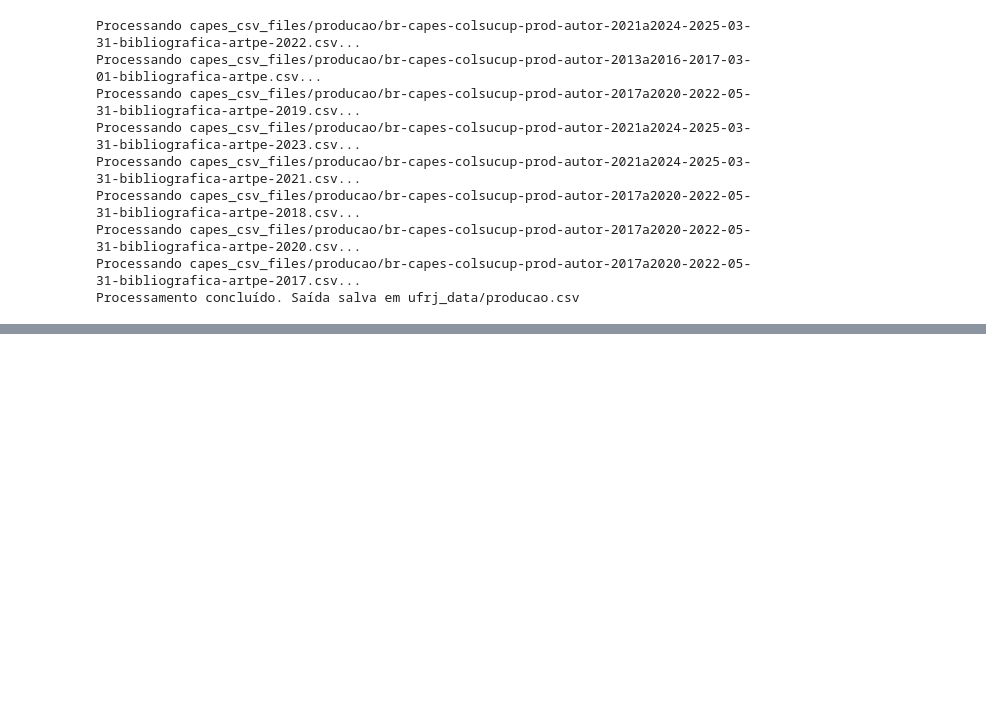
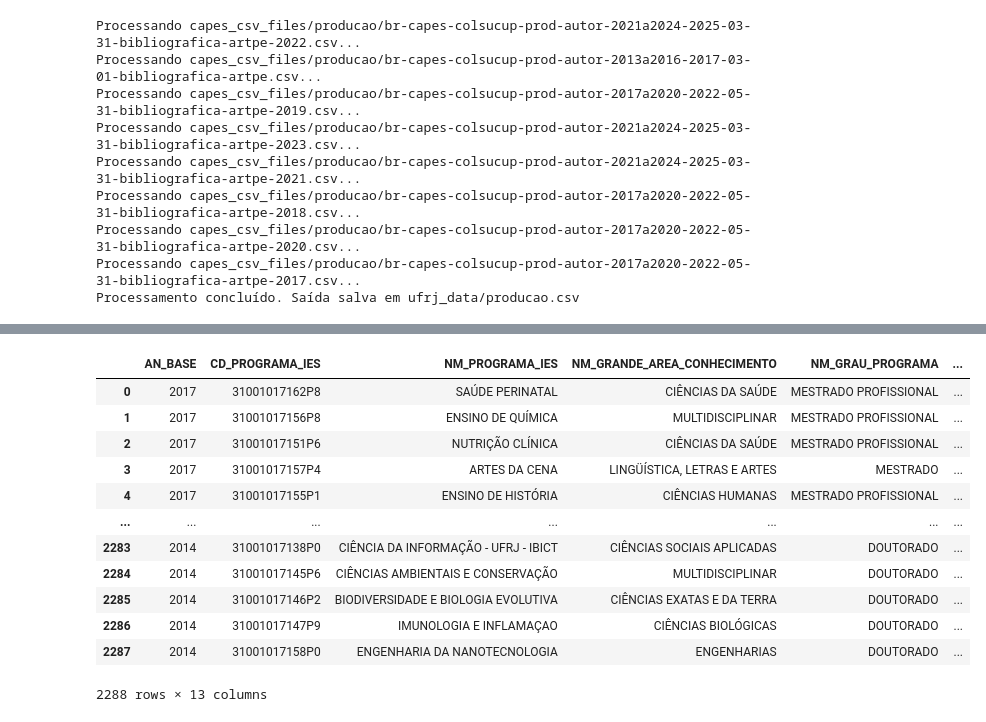
Before and after one commit to GID-UFRJ/sucupira_ufrj, a Jupyter notebook: ufrj_capes.ipynb, the cells around one changed output, grey strips where cells are left out. Cells and saved outputs as stored; diff of their text form; code cells hidden in the pictures; blank space fills up the shorter version.

```diff
--- a/ufrj_capes.ipynb
+++ b/ufrj_capes.ipynb
@@ -892,0 +1183,38 @@ Processamento concluído. Saída salva em ufrj_data/producao.csv
+# %%
+#Separando os campos NM_GRAU_PROGRAMA e ANO_INICIO_CURSO
+programas_mestrado_doutorado = programas_clean[programas_clean['NM_GRAU_PROGRAMA'] == 'MESTRADO/DOUTORADO']
+programas_outros_graus = programas_clean[programas_clean['NM_GRAU_PROGRAMA'] != 'MESTRADO/DOUTORADO']
+
+## Processar programas_mestrado_doutorado
+
+# Dividir a coluna 'AN_INICIO_CURSO'
+anos_divididos = programas_mestrado_doutorado['AN_INICIO_CURSO'].str.split('/', expand=True)
+
+# Criar DataFrame para Mestrado
+df_mestrado = programas_mestrado_doutorado.copy()
+df_mestrado['NM_GRAU_PROGRAMA'] = 'MESTRADO' #Todos os programas aqui têm Mestrado
+df_mestrado['AN_INICIO_CURSO'] = anos_divididos[0] # Primeiro ano é o de criação do Mestrado
+
+# Criar DataFrame para Doutorado
+df_doutorado = programas_mestrado_doutorado.copy()
+df_doutorado['NM_GRAU_PROGRAMA'] = 'DOUTORADO' #Todos os programas aqui (tbm) têm Doutorado
+df_doutorado['AN_INICIO_CURSO'] = anos_divididos[1] # Segundo ano é o de criação do Doutorado
+
+# Concatenar tudo de volta no DataFrame 'programas'
+programas_final = pd.concat([programas_outros_graus, df_mestrado, df_doutorado], ignore_index=True)
+# %%
+programas_final
+# %% [output]
+|  | AN_BASE | CD_PROGRAMA_IES | NM_PROGRAMA_IES | NM_GRANDE_AREA_CONHECIMENTO | NM_GRAU_PROGRAMA | ... |
+| 0 | 2017 | 31001017162P8 | SAÚDE PERINATAL | CIÊNCIAS DA SAÚDE | MESTRADO PROFISSIONAL | ... |
+| 1 | 2017 | 31001017156P8 | ENSINO DE QUÍMICA | MULTIDISCIPLINAR | MESTRADO PROFISSIONAL | ... |
+| 2 | 2017 | 31001017151P6 | NUTRIÇÃO CLÍNICA | CIÊNCIAS DA SAÚDE | MESTRADO PROFISSIONAL | ... |
+| 3 | 2017 | 31001017157P4 | ARTES DA CENA | LINGÜÍSTICA, LETRAS E ARTES | MESTRADO | ... |
+| 4 | 2017 | 31001017155P1 | ENSINO DE HISTÓRIA | CIÊNCIAS HUMANAS | MESTRADO PROFISSIONAL | ... |
+| ... | ... | ... | ... | ... | ... | ... |
+| 2283 | 2014 | 31001017138P0 | CIÊNCIA DA INFORMAÇÃO - UFRJ - IBICT | CIÊNCIAS SOCIAIS APLICADAS | DOUTORADO | ... |
+| 2284 | 2014 | 31001017145P6 | CIÊNCIAS AMBIENTAIS E CONSERVAÇÃO | MULTIDISCIPLINAR | DOUTORADO | ... |
+| 2285 | 2014 | 31001017146P2 | BIODIVERSIDADE E BIOLOGIA EVOLUTIVA | CIÊNCIAS EXATAS E DA TERRA | DOUTORADO | ... |
+| 2286 | 2014 | 31001017147P9 | IMUNOLOGIA E INFLAMAÇAO | CIÊNCIAS BIOLÓGICAS | DOUTORADO | ... |
+| 2287 | 2014 | 31001017158P0 | ENGENHARIA DA NANOTECNOLOGIA | ENGENHARIAS | DOUTORADO | ... |
+2288 rows × 13 columns
```
Also changed, not shown: parts of 42 cells of this notebook, 3 other files.
